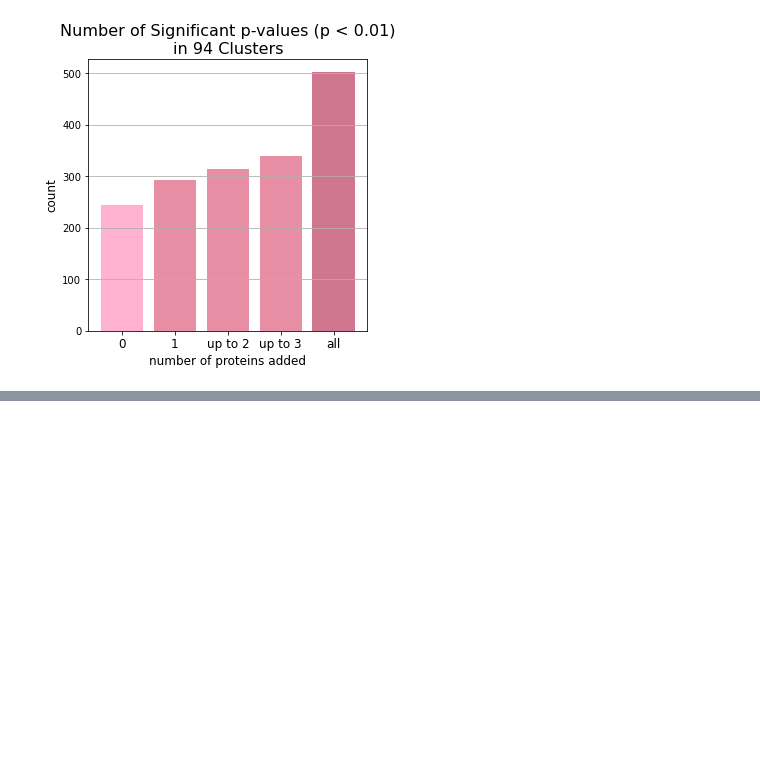
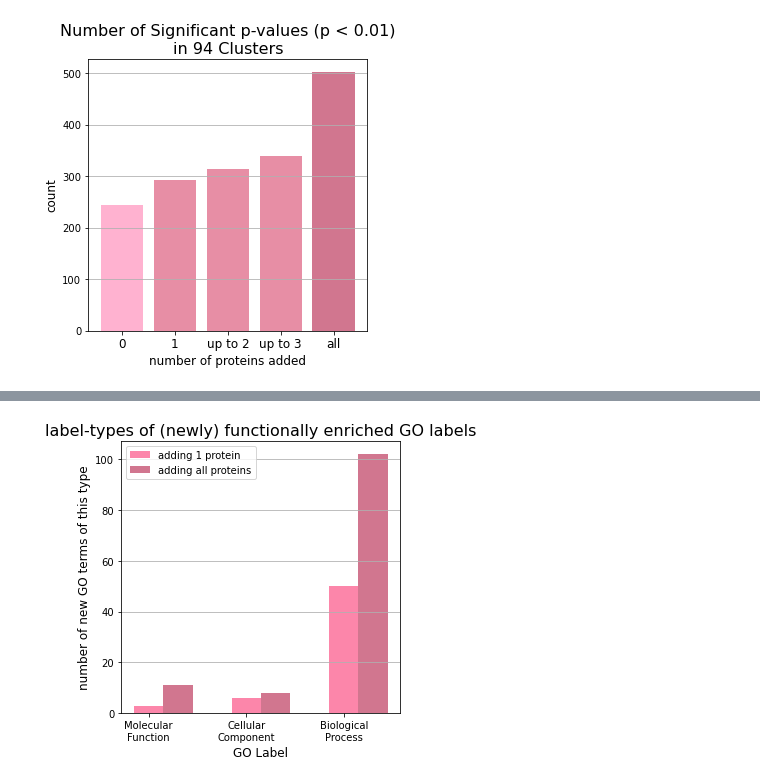
Before and after one commit to chrlatte/ClusteringWithDSD, a Jupyter notebook: src/recipe/recipe_notebook.ipynb, the cells around one changed output, grey strips where cells are left out. Cells and saved outputs as stored; diff of their text form; code cells hidden in the pictures; blank space fills up the shorter version.

Commit message:
did data analysis for method 1

```diff
--- a/src/recipe/recipe_notebook.ipynb
+++ b/src/recipe/recipe_notebook.ipynb
@@ -219,3 +234,9 @@ plt.show()
 [figure]
 # %%
 # TODO: now want to see which GO terms are functionally enriched
+
+original_enriched_terms = original_fe.enrichment['Term']
+enriched_terms_one_protein = updated_fe_one_protein.enrichment['Term']
+enriched_terms_two_proteins = updated_fe_two_proteins.enrichment['Term']
+enriched_terms_three_proteins = updated_fe_three_proteins.enrichment['Term']
+enriched_terms_all_proteins = updated_fe_all_proteins.enrichment['Term']
@@ -221,0 +307,9 @@ plt.show()
+# %%
+# construct a go term vs label dict.
+go_to_label_dict = dict()
+
+
+with open("../../data/go-results/dream_3_go_results.tsv", "r") as file:
+    for line in file:
+        arr = line.split()
+        go_to_label_dict[arr[0]] = arr[2]
@@ -221,0 +363,29 @@ plt.show()
+# %%
+# create graph to compare coutns of each label type (one and all proteins)
+fig, ax = plt.subplots()
+
+x_values = ["Molecular\nFunction", "Cellular\nComponent", "Biological\nProcess"]
+counts_1p = [mf_counter_1p, cc_counter_1p, bp_counter_1p]
+counts_allp = [mf_counter_allp, cc_counter_allp, bp_counter_allp]
+
+
+
+width = .3
+ax.bar(x_values, counts_1p, width=width, color="xkcd:pinky")
+ax.bar(np.arange(len(counts_allp))+ width, counts_allp, width=width, color="xkcd:muted pink")
+
+# ax.set_xticklabels(x_values, fontsize=12)
+
+ax.set_title(f"label-types of (newly) functionally enriched GO labels", fontsize=16)
+
+
+ax.set_ylabel('number of new GO terms of this type', fontsize=12)
+ax.set_xlabel('GO Label', fontsize=12)
+
+ax.grid(axis='y')
+ax.legend(["adding 1 protein", "adding all proteins"], loc=2)
+
+fig.set_size_inches(5,5)
+plt.show()
+# %% [output]
+[figure, added]
```
Also changed, not shown: parts of 10 cells of this notebook.
